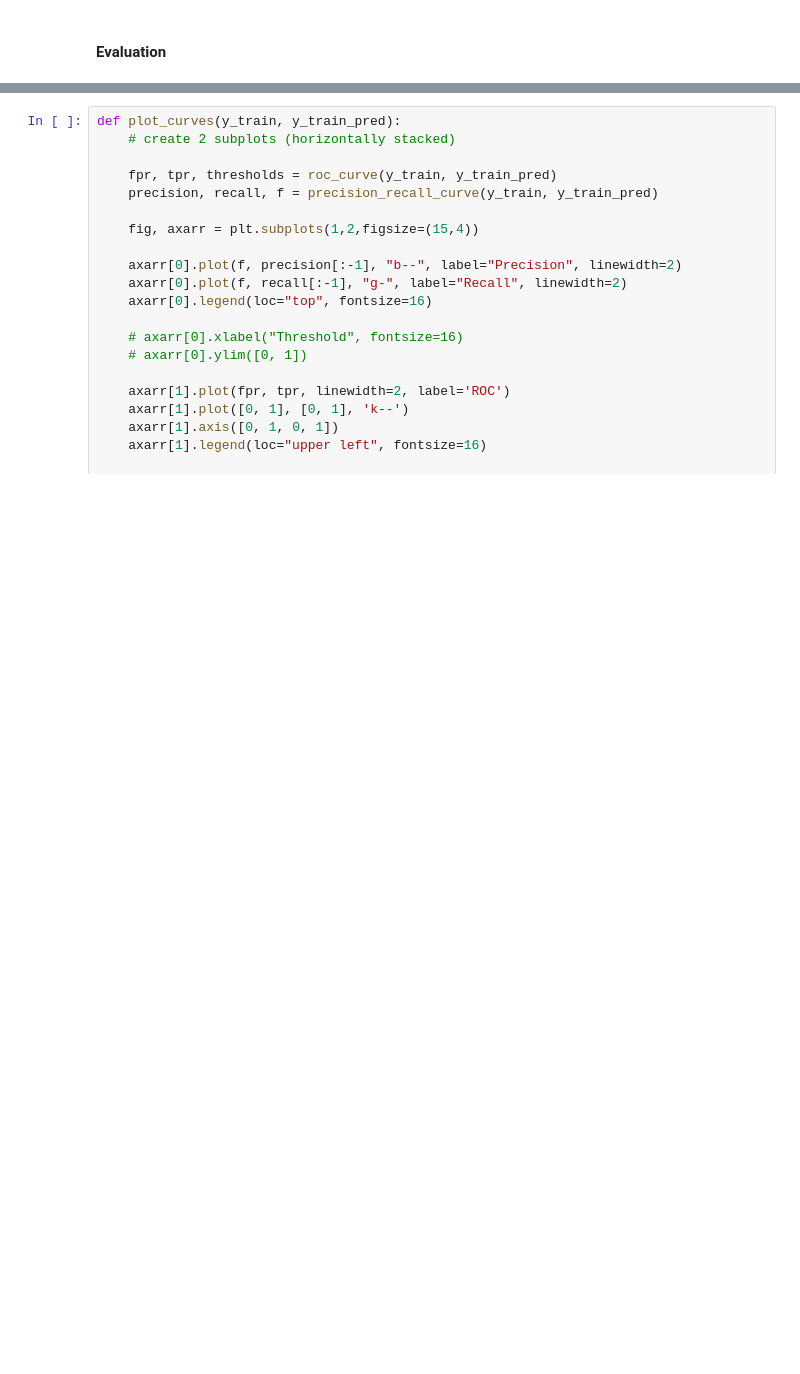
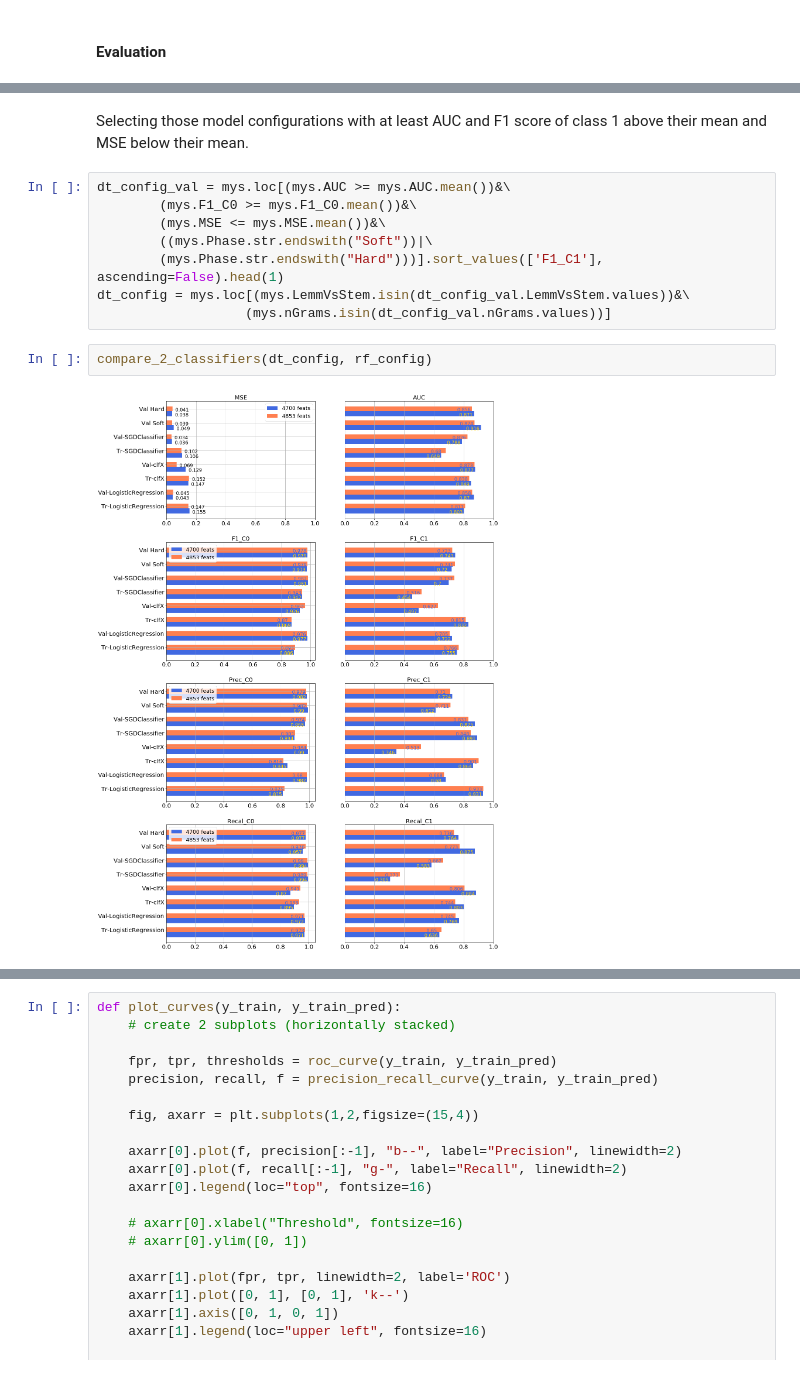
Before and after one commit to leegare/pet_insurance, a Jupyter notebook: notebook.ipynb, the cells around one changed output, grey strips where cells are left out. Drawn from its saved outputs; the diff is of its cells as text; blank space fills up the shorter version.

```diff
--- a/notebook.ipynb
+++ b/notebook.ipynb
@@ -478,0 +528,14 @@ mys
+# %% [markdown]
+Selecting those model configurations with at least AUC and F1 score of class 1 above their mean and MSE below their mean.
+# %%
+dt_config_val = mys.loc[(mys.AUC >= mys.AUC.mean())&\
+        (mys.F1_C0 >= mys.F1_C0.mean())&\
+        (mys.MSE <= mys.MSE.mean())&\
+        ((mys.Phase.str.endswith("Soft"))|\
+        (mys.Phase.str.endswith("Hard")))].sort_values(['F1_C1'], ascending=False).head(1)
+dt_config = mys.loc[(mys.LemmVsStem.isin(dt_config_val.LemmVsStem.values))&\
+                   (mys.nGrams.isin(dt_config_val.nGrams.values))]
+# %%
+compare_2_classifiers(dt_config, rf_config)
+# %% [output]
+[figure, added]
```
Also changed, not shown: parts of 20 cells of this notebook, 4 other files.
